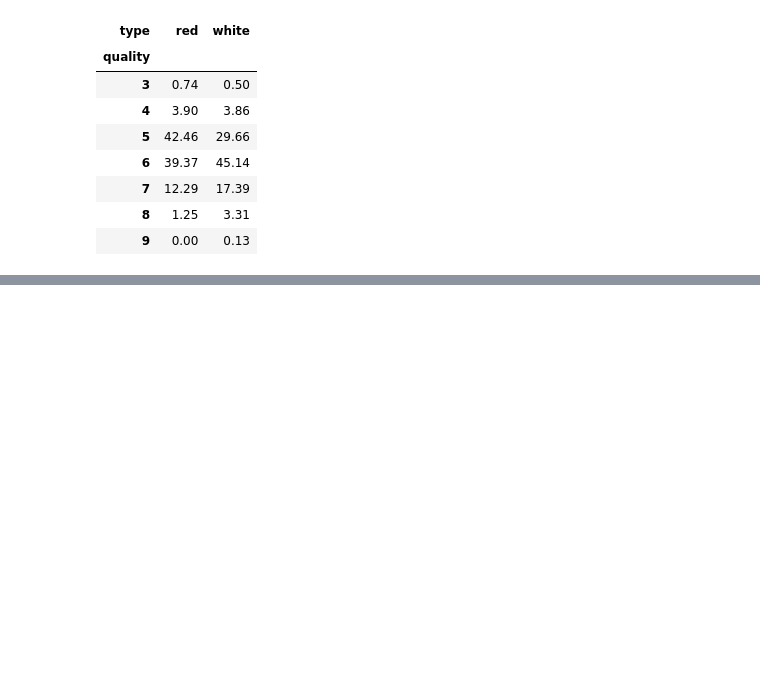
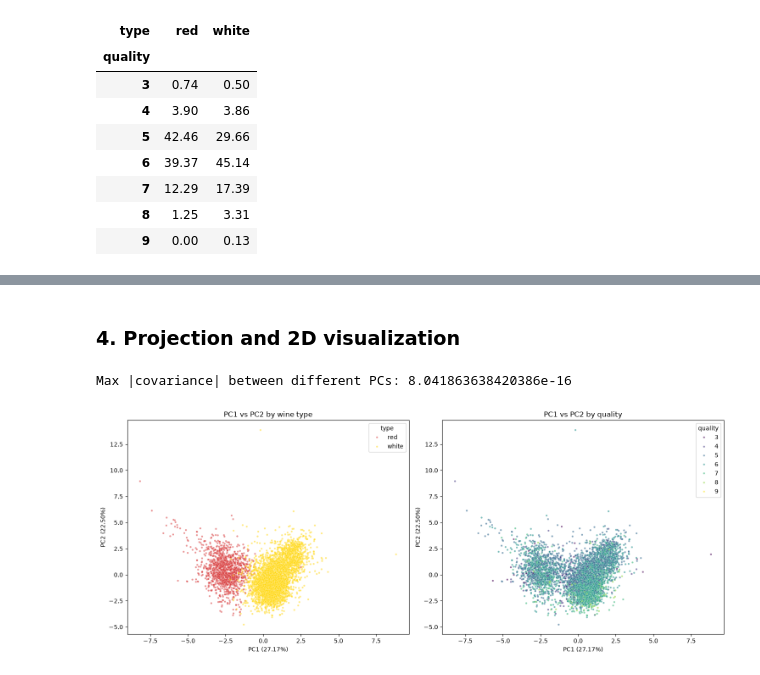
Before and after one commit to nvkhanh029/machine-learning-labwork, a Jupyter notebook: lab01-pca/lab01_wine_quality.ipynb, the cells around one changed output, grey strips where cells are left out. Saved outputs shown, nothing was run; the diff lists cells and outputs as text; code cells hidden in the pictures; blank space fills up the shorter version.

```diff
--- a/lab01-pca/lab01_wine_quality.ipynb
+++ b/lab01-pca/lab01_wine_quality.ipynb
@@ -502,0 +683,29 @@ pd.crosstab(wine['quality'], wine['type'], normalize='columns').mul(100).round(2
+# %% [markdown]
+### 4. Projection and 2D visualization
+# %%
+scores = Z @ eigvecs                        # all 11 PC scores
+S = np.cov(scores, rowvar=False)
+off_diag = S - np.diag(np.diag(S))
+print('Max |covariance| between different PCs:', np.abs(off_diag).max())
+
+pc_df = pd.DataFrame(scores[:, :2], columns=['PC1', 'PC2'])
+pc_df['type'] = wine['type'].values
+pc_df['quality'] = wine['quality'].values
+# %% [output]
+Max |covariance| between different PCs: 8.041863638420386e-16
+# %%
+fig, axes = plt.subplots(1, 2, figsize=(15, 6))
+sns.scatterplot(data=pc_df, x='PC1', y='PC2', hue='type',
+                palette={'red': 'tab:red', 'white': 'gold'}, s=10, alpha=0.5, ax=axes[0])
+axes[0].set_title('PC1 vs PC2 by wine type')
+sns.scatterplot(data=pc_df, x='PC1', y='PC2', hue='quality',
+                palette='viridis', s=10, alpha=0.6, ax=axes[1])
+axes[1].set_title('PC1 vs PC2 by quality')
+for ax in axes:
+    ax.set_xlabel(f'PC1 ({expl[0]:.2f}%)')
+    ax.set_ylabel(f'PC2 ({expl[1]:.2f}%)')
+plt.tight_layout()
+plt.savefig('figures/wine_pca_2d.png', dpi=200)
+plt.show()
+# %% [output]
+[figure, added]
```
Also changed, not shown: parts of 24 cells of this notebook, 4 other files.
